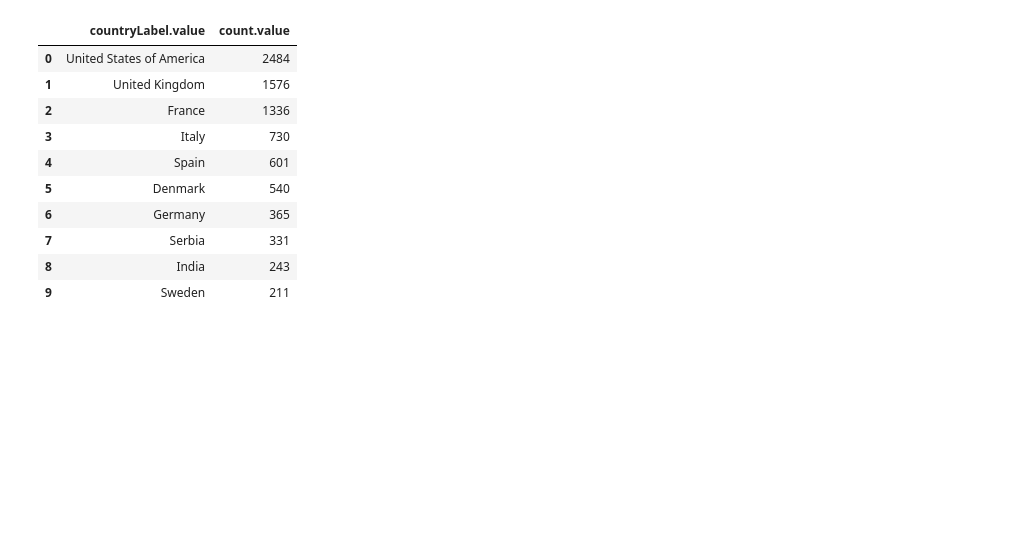
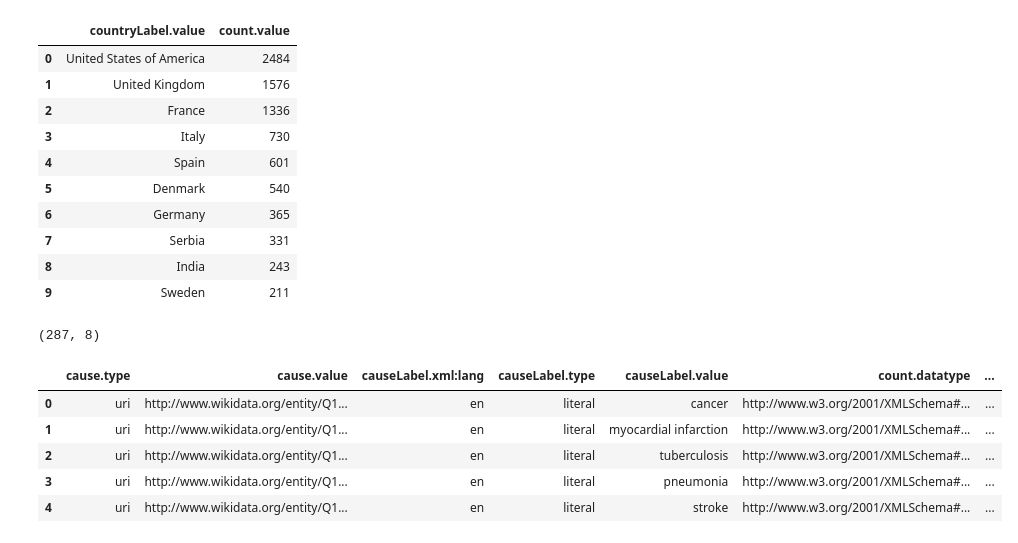
Before and after one commit to oceanumeric/NLP, a Jupyter notebook: KnowledgeGraph/lab3.ipynb, the cells around one changed output. Drawn from its saved outputs; the diff is of its cells as text; code cells hidden in the pictures; blank space fills up the shorter version.

```diff
--- a/KnowledgeGraph/lab3.ipynb
+++ b/KnowledgeGraph/lab3.ipynb
@@ -121,0 +125,31 @@ qr_df3[['countryLabel.value', 'count.value']].head(10)
+# %%
+sparql = SPARQLWrapper("https://query.wikidata.org/sparql") #determine SPARQL endpoint
+sparql.setReturnFormat(JSON) #determine the output format
+# %%
+# Let's see what is the most common cause of death among writers?
+sparql.setQuery("""
+SELECT ?cause ?causeLabel (COUNT(?person) AS ?count)
+WHERE {
+    ?person wdt:P106 wd:Q36180.  # person has occupation writer
+    ?person wdt:P509 ?cause.  # person has cause of death ?cause
+    SERVICE wikibase:label { bd:serviceParam wikibase:language "en". }
+}
+GROUP BY ?cause ?causeLabel
+HAVING (?count > 1)
+ORDER BY DESC(?count)
+""")
+results = sparql.query().convert()  # get the results
+qr_df4 = pd.json_normalize(results['results']['bindings'])
+# %%
+qr_df4.shape
+# %% [output]
+(287, 8)
+# %%
+qr_df4.head()
+# %% [output]
+|  | cause.type | cause.value | causeLabel.xml:lang | causeLabel.type | causeLabel.value | count.datatype | ... |
+| 0 | uri | http://www.wikidata.org/entity/Q1... | en | literal | cancer | http://www.w3.org/2001/XMLSchema#... | ... |
+| 1 | uri | http://www.wikidata.org/entity/Q1... | en | literal | myocardial infarction | http://www.w3.org/2001/XMLSchema#... | ... |
+| 2 | uri | http://www.wikidata.org/entity/Q1... | en | literal | tuberculosis | http://www.w3.org/2001/XMLSchema#... | ... |
+| 3 | uri | http://www.wikidata.org/entity/Q1... | en | literal | pneumonia | http://www.w3.org/2001/XMLSchema#... | ... |
+| 4 | uri | http://www.wikidata.org/entity/Q1... | en | literal | stroke | http://www.w3.org/2001/XMLSchema#... | ... |
```
Also changed, not shown: parts of 12 cells of this notebook.
